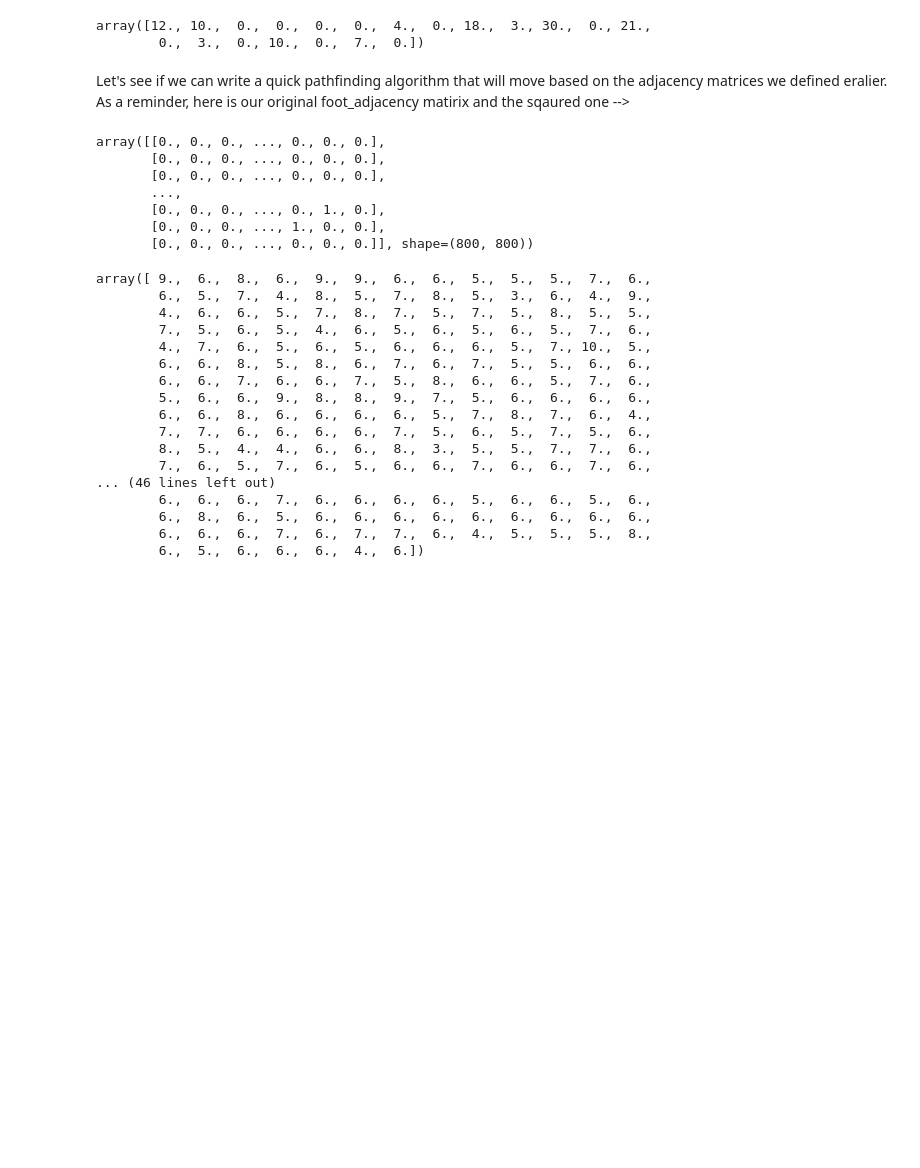
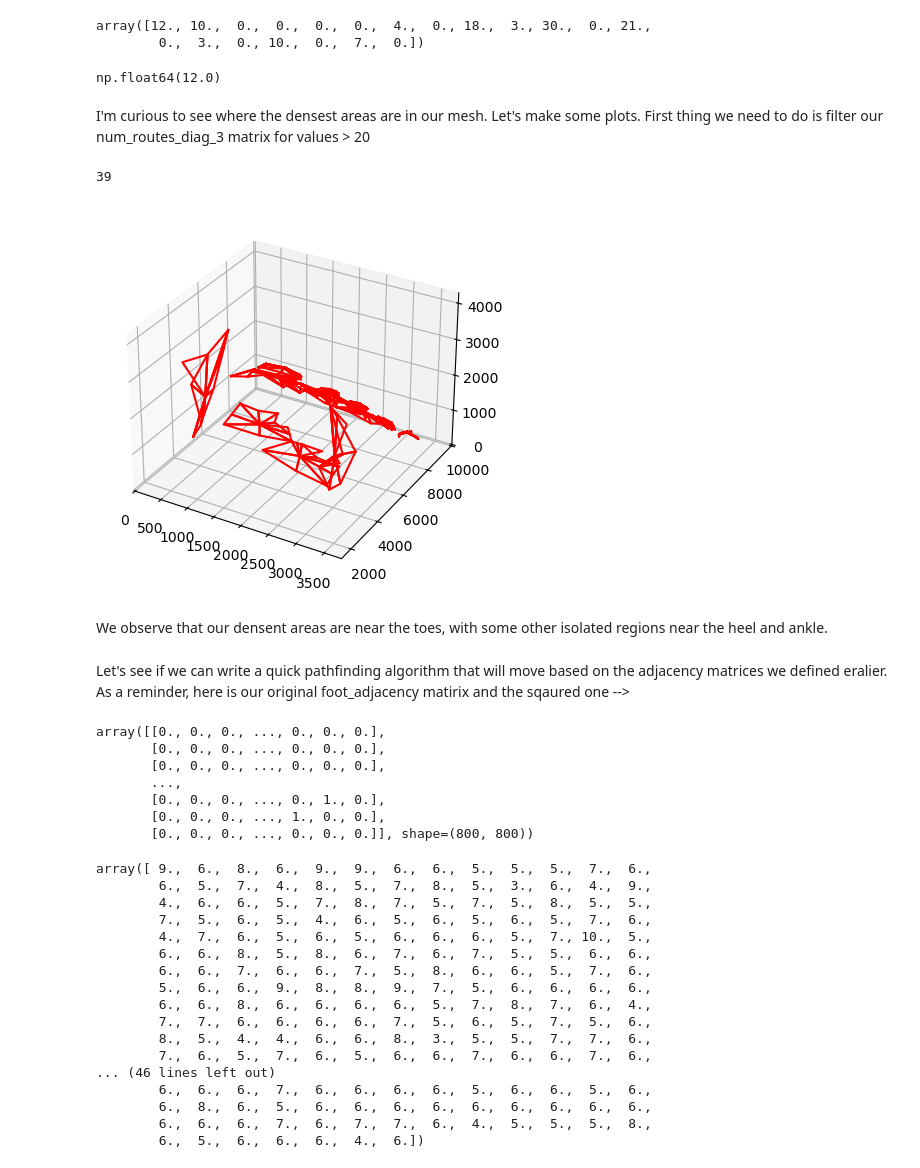
Before and after one commit to suryashch/3d_modelling, a Jupyter notebook: research/reducing-mesh-density/notebooks/obj-eda.ipynb, the cells around one changed output. Saved outputs shown, nothing was run; the diff lists cells and outputs as text; code cells hidden in the pictures; blank space fills up the shorter version.

Commit message:
added traversal algorithm for finding dense areas in the mesh

```diff
--- a/research/reducing-mesh-density/notebooks/obj-eda.ipynb
+++ b/research/reducing-mesh-density/notebooks/obj-eda.ipynb
@@ -919,6 +921,51 @@ num_routes_3[650][640:660]
 # %% [output]
 array([12., 10.,  0.,  0.,  0.,  0.,  4.,  0., 18.,  3., 30.,  0., 21.,
         0.,  3.,  0., 10.,  0.,  7.,  0.])
+# %%
+num_routes_diag[650]
+# %% [output]
+np.float64(12.0)
+# %% [markdown]
+I'm curious to see where the densest areas are in our mesh. Let's make some plots. First thing we need to do is filter our num_routes_diag_3 matrix for values > 20
+# %%
+dense_vertices = np.where(num_routes_diag_3 > 20)
+test = list(dense_vertices[0])
+len(test)
+# %% [output]
+39
+# %%
+def is_vertex_in_triangle(vertices: tuple, list_vertices= test):
+    """
+    Given a tuple of 3 vertices, returns a numpy array containing the coordinates of each corner of the resulting `face`. Can be passed into matplotlib plotting functions.
+
+    params
+    :param vertices: A tuple containing the indices for 3 vertices in a face
+    :param list_vertices: A list containing the indices for our priority vertices
+    :type vertices: tuple
+
+    returns
+    :X, Y, Z: 1D numpy array with X, Y, Z coordinates of the face respectively.
+    """
+    i, j, k = vertices
+
+    return (i in list_vertices) or (j in list_vertices) or (k in list_vertices)
+# %%
+faces_final_sample = faces_final.copy()
+
+faces_final_sample["contains_vertex"] = faces_final_sample["index_coord"].apply(lambda x: is_vertex_in_triangle(x, test))
+faces_final_sample = faces_final_sample[faces_final_sample["contains_vertex"]]
+faces_final_sample = faces_final_sample["index_coord"]
+# %%
+fig = plt.figure()
+ax = fig.add_subplot(projection='3d')
+
+for row in faces_final_sample["index_coord"]:
+    X, Y, Z = get_vertex_coords(row)
+    ax.plot(X,Y,Z, color='red')
+# %% [output]
+[figure, added]
+# %% [markdown]
+We observe that our densent areas are near the toes, with some other isolated regions near the heel and ankle.
 # %% [markdown]
 Let's see if we can write a quick pathfinding algorithm that will move based on the adjacency matrices we defined eralier. As a reminder, here is our original foot_adjacency matirix and the sqaured one -->
 # %%
```
Also changed, not shown: parts of 27 cells of this notebook.
